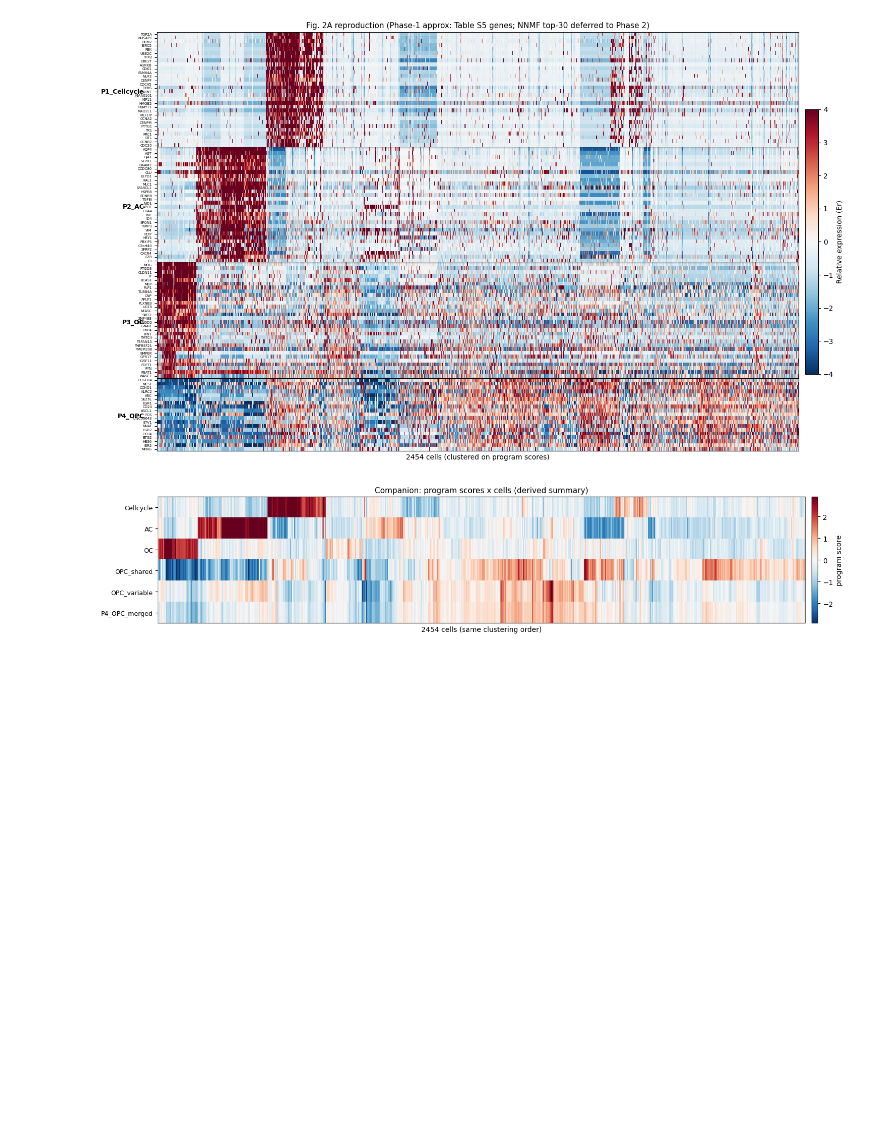
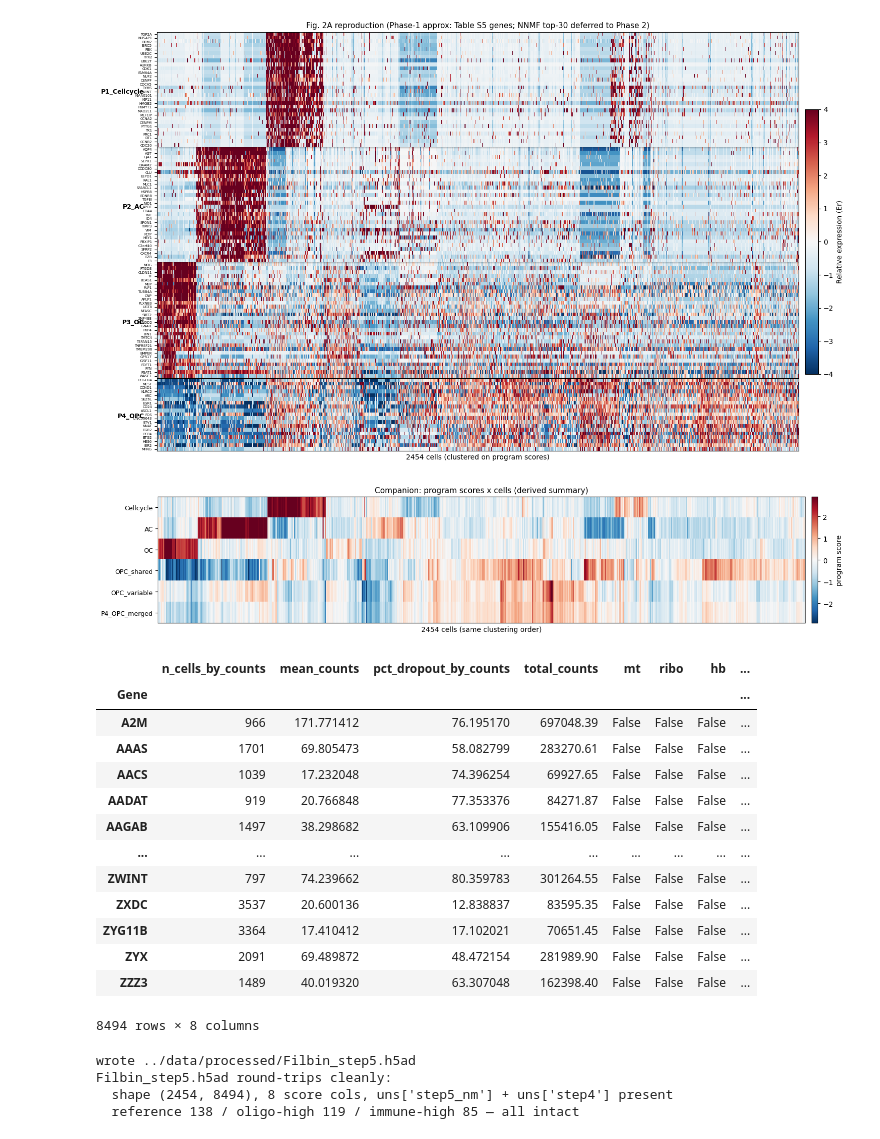
Before and after one commit to kianinsilico/masters_thesis, a Jupyter notebook: pyScript/step5_notebook.ipynb, the cells around one changed output. Saved outputs shown, nothing was run; the diff lists cells and outputs as text; code cells hidden in the pictures; blank space fills up the shorter version.

Commit message:
fix AnnData freeze block

```diff
--- a/pyScript/step5_notebook.ipynb
+++ b/pyScript/step5_notebook.ipynb
@@ -729,3 +729,66 @@ rows per block: {'P1_Cellcycle': 30, 'P2_AC': 30, 'P3_OC': 30, 'P4_OPC': 19} | t
 clustered 2454 cells on 6 program scores
 [figure]
 [figure]
+# %%
+adata.var
+# %% [output]
+|  | n_cells_by_counts | mean_counts | pct_dropout_by_counts | total_counts | mt | ribo | hb | ... |
+| Gene |  |  |  |  |  |  |  | ... |
+| A2M | 966 | 171.771412 | 76.195170 | 697048.39 | False | False | False | ... |
+| AAAS | 1701 | 69.805473 | 58.082799 | 283270.61 | False | False | False | ... |
+| AACS | 1039 | 17.232048 | 74.396254 | 69927.65 | False | False | False | ... |
+| AADAT | 919 | 20.766848 | 77.353376 | 84271.87 | False | False | False | ... |
+| AAGAB | 1497 | 38.298682 | 63.109906 | 155416.05 | False | False | False | ... |
+| ... | ... | ... | ... | ... | ... | ... | ... | ... |
+| ZWINT | 797 | 74.239662 | 80.359783 | 301264.55 | False | False | False | ... |
+| ZXDC | 3537 | 20.600136 | 12.838837 | 83595.35 | False | False | False | ... |
+| ZYG11B | 3364 | 17.410412 | 17.102021 | 70651.45 | False | False | False | ... |
+| ZYX | 2091 | 69.489872 | 48.472154 | 281989.90 | False | False | False | ... |
+| ZZZ3 | 1489 | 40.019320 | 63.307048 | 162398.40 | False | False | False | ... |
+8494 rows × 8 columns
+# %%
+import scanpy as sc
+
+OUT = "../data/processed/Filbin_step5.h5ad"
+adata.write_h5ad(OUT)
+print(f"wrote {OUT}")
+
+# --- round-trip verification on the REAL file (not a temp) ---
+chk = sc.read_h5ad(OUT)
+
+# shape unchanged from Step 4
+assert chk.shape == (2454, 8494), f"shape drift: {chk.shape}"
+
+# 8 score columns present
+score_cols = ["score_Cellcycle","score_OC","score_AC","score_OPC_shared",
+              "score_OPC_variable","score_P4_OPC_merged",
+              "score_NM_oligodendrocyte","score_NM_immune"]
+missing = [c for c in score_cols if c not in chk.obs.columns]
+assert not missing, f"missing score cols: {missing}"
+
+# Step 4 anchors carried forward
+assert "centered" in chk.layers and "tpm" in chk.layers
+assert "correlation_centered" in chk.obsp and "distance_centered" in chk.obsp
+assert "X_tsne_centered" in chk.obsm
+assert "step4" in chk.uns
+
+# Step 5 uns intact
+nm = chk.uns["step5_nm"]
+assert len(nm["reference_oligo_cells"]) == 138
+assert len(nm["oligo_high_cells"]) == 119
+assert len(nm["immune_high_cells"]) == 85
+assert set(nm["reference_scores"].keys()) == {"AC","Cellcycle","NM_immune",
+                                              "NM_oligodendrocyte","OC","OPC_shared"}
+
+# score values survived (spot-check a mean against the §7 anchor)
+import numpy as np
+assert abs(chk.obs["score_NM_oligodendrocyte"].mean() - (-1.78)) < 0.05
+
+print("Filbin_step5.h5ad round-trips cleanly:")
+print(f"  shape {chk.shape}, {len(score_cols)} score cols, uns['step5_nm'] + uns['step4'] present")
+print(f"  reference 138 / oligo-high 119 / immune-high 85 — all intact")
+# %% [output]
+wrote ../data/processed/Filbin_step5.h5ad
+Filbin_step5.h5ad round-trips cleanly:
+  shape (2454, 8494), 8 score cols, uns['step5_nm'] + uns['step4'] present
+  reference 138 / oligo-high 119 / immune-high 85 — all intact
```
